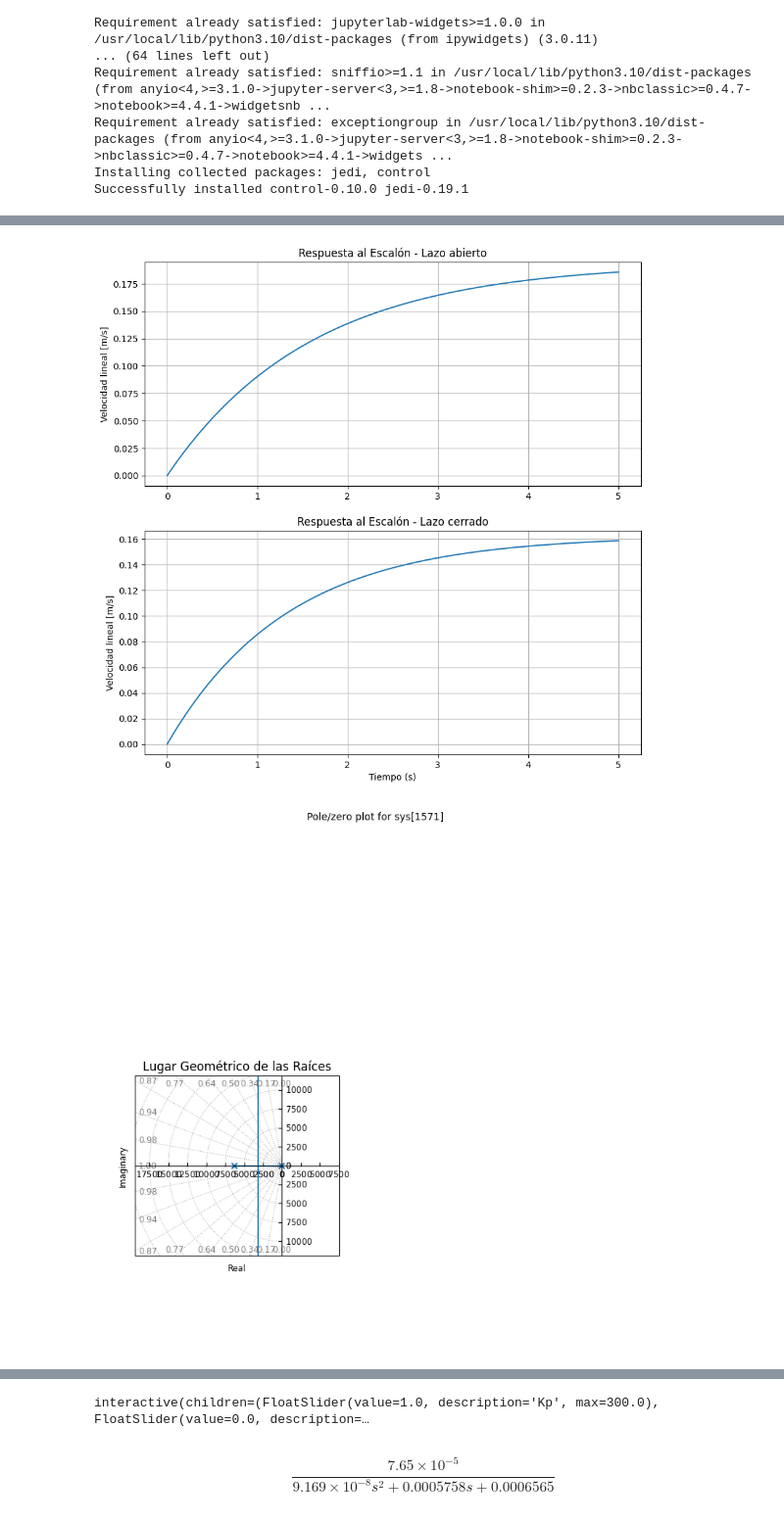
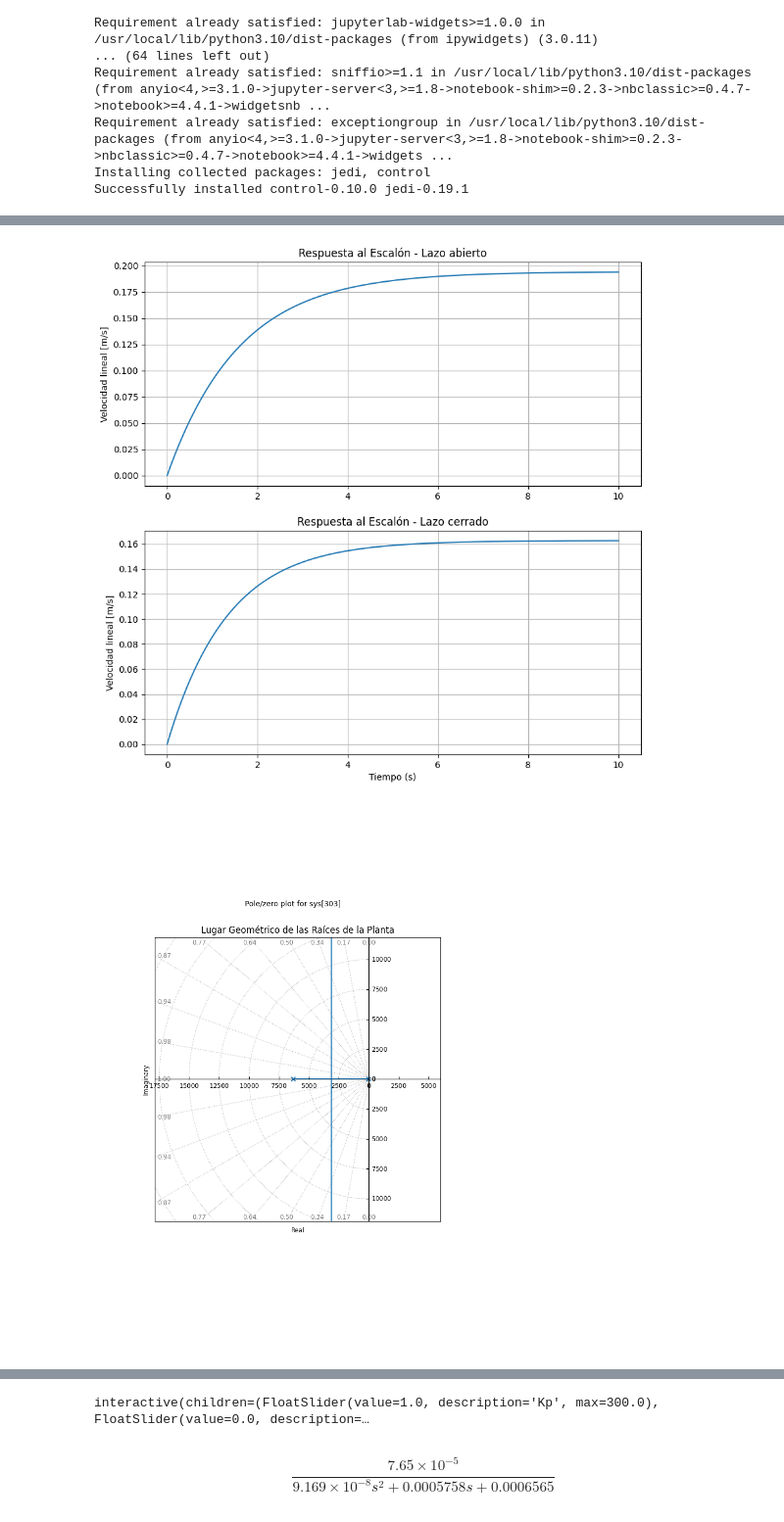
Before and after one commit to IvanLeiCas22/SistemasDeControl, a Jupyter notebook: LGR_2024.ipynb, the cells around one changed output, grey strips where cells are left out. Shown at 98% size. Saved outputs shown, nothing was run; the diff lists cells and outputs as text; code cells hidden in the pictures.

```diff
--- a/LGR_2024.ipynb
+++ b/LGR_2024.ipynb
@@ -77,7 +77,7 @@ print("Polo 1 de Gp:", poles[0])
 print("Polo 2 de Gp:", poles[1])
 
 # Tiempos para simular
-t = np.linspace(0, 5, 5000)
+t = np.linspace(0, 10, 5000)
 
 # Respuesta al escalón en LA
 t, y_open_loop = ctrl.step_response(Gp, t)
@@ -89,8 +89,8 @@ print("Polo 1 de Gcl:", poles[0])
 print("Polo 2 de Gcl:", poles[1])
 
 # Sistema en lazo cerrado con controlador PID
-Kp = 18.7#20.4
-Ki = 11.8#13.2
+Kp = 16#20.4
+Ki = 10#13.2
 Kd = 0
 
 C = ctrl.TransferFunction([Kd, Kp, Ki], [1, 0])
@@ -158,10 +158,15 @@ plt.xlabel('Tiempo (s)')
 plt.grid(True)
 
 # Gráfica del LGR
-plt.figure(figsize=(10, 10))
+plt.figure(figsize=(7, 7))
 ctrl.root_locus(Gp, plot=True, grid=True)
-plt.title('Lugar Geométrico de las Raíces')
-plt.tight_layout()
+plt.title('Lugar Geométrico de las Raíces de la Planta')
+#plt.tight_layout()
+
+plt.figure(figsize=(7, 7))
+ctrl.root_locus(G_PID, plot=True, grid=True)
+plt.title('Lugar Geométrico de las Raíces - Control PI')
+
 plt.show()
 
 def update_plot(Kp, Ki, Kd):
@@ -251,2 +256,2 @@ sita: (45.824962828974364+0j)
-[figure, old version]
+[figure, new version]
-[figure, old version]
+[figure, new version]
```
Also changed, not shown: parts of 1 cell of this notebook.
